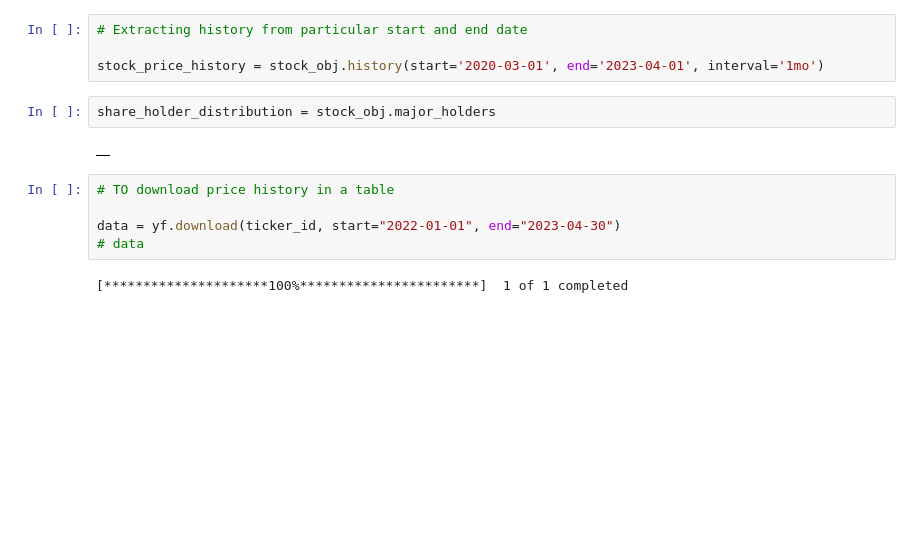
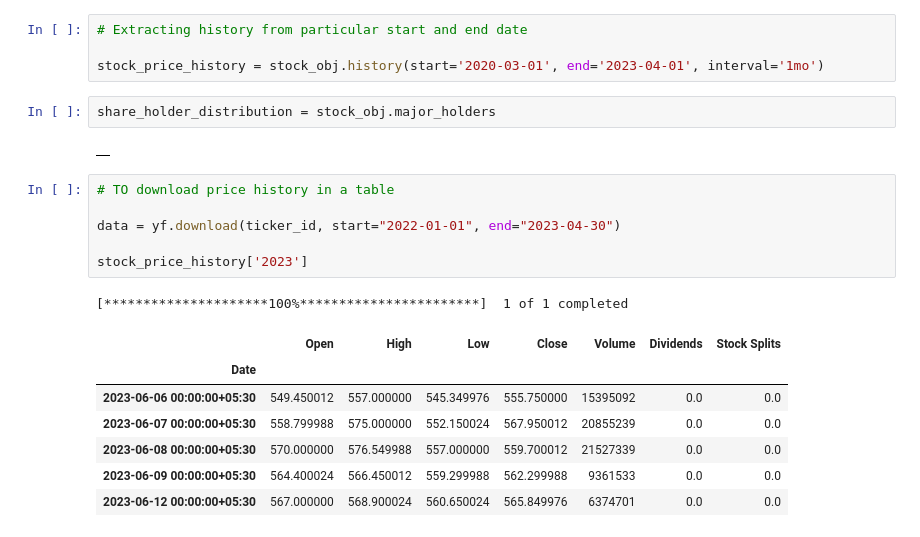
Before and after one commit to codingSailor/Extracting-Market-Data-for-Analysis, a Jupyter notebook: extract_market_data_using_yfinance.ipynb, the cells around one changed output. Saved outputs shown, nothing was run; the diff lists cells and outputs as text; blank space fills up the shorter version.

Commit message:
feat: bse market data

```diff
--- a/extract_market_data_using_yfinance.ipynb
+++ b/extract_market_data_using_yfinance.ipynb
@@ -51,7 +49,15 @@ share_holder_distribution = stock_obj.major_holders
 # %%
 # TO download price history in a table
 
 data = yf.download(ticker_id, start="2022-01-01", end="2023-04-30")
-# data
+
+stock_price_history['2023']
 # %% [output]
 [*********************100%***********************]  1 of 1 completed
+|  | Open | High | Low | Close | Volume | Dividends | Stock Splits |
+| Date |  |  |  |  |  |  |  |
+| 2023-06-06 00:00:00+05:30 | 549.450012 | 557.000000 | 545.349976 | 555.750000 | 15395092 | 0.0 | 0.0 |
+| 2023-06-07 00:00:00+05:30 | 558.799988 | 575.000000 | 552.150024 | 567.950012 | 20855239 | 0.0 | 0.0 |
+| 2023-06-08 00:00:00+05:30 | 570.000000 | 576.549988 | 557.000000 | 559.700012 | 21527339 | 0.0 | 0.0 |
+| 2023-06-09 00:00:00+05:30 | 564.400024 | 566.450012 | 559.299988 | 562.299988 | 9361533 | 0.0 | 0.0 |
+| 2023-06-12 00:00:00+05:30 | 567.000000 | 568.900024 | 560.650024 | 565.849976 | 6374701 | 0.0 | 0.0 |
```
Also changed, not shown: parts of 3 cells of this notebook, 3 other files.
